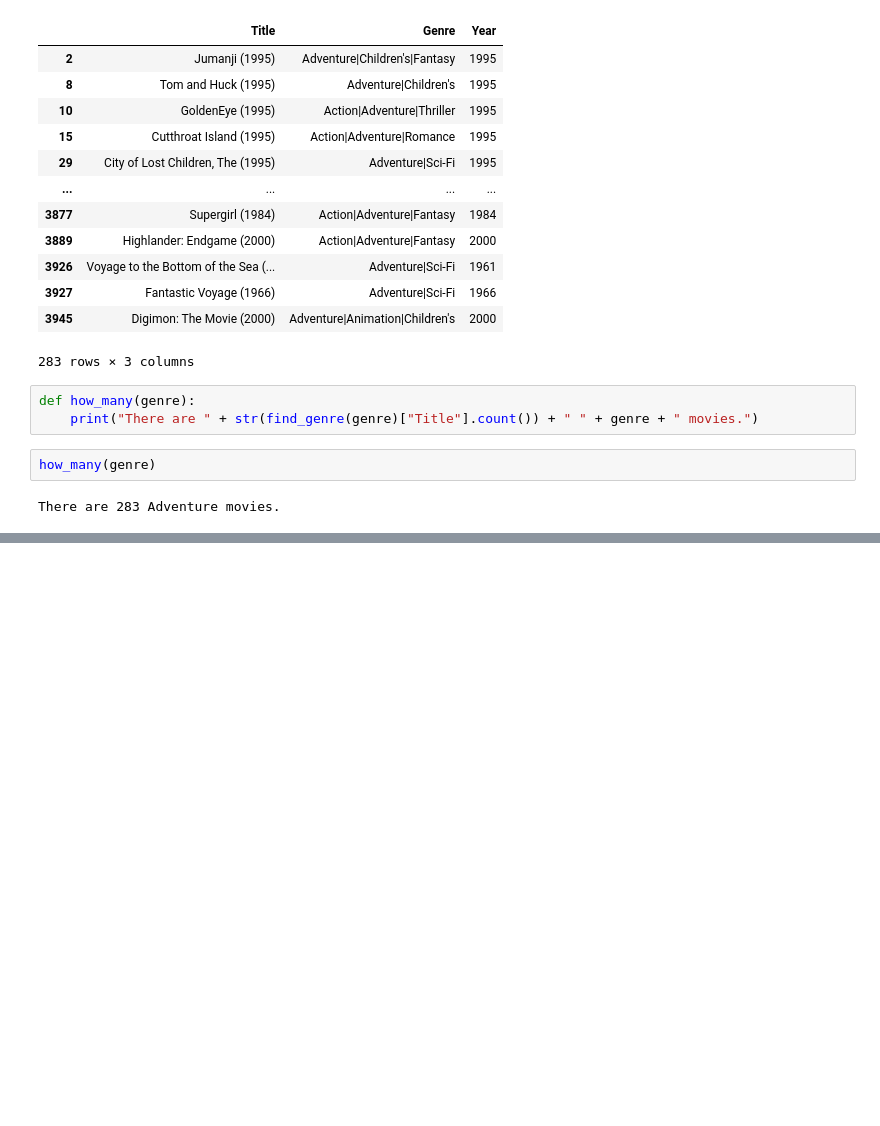
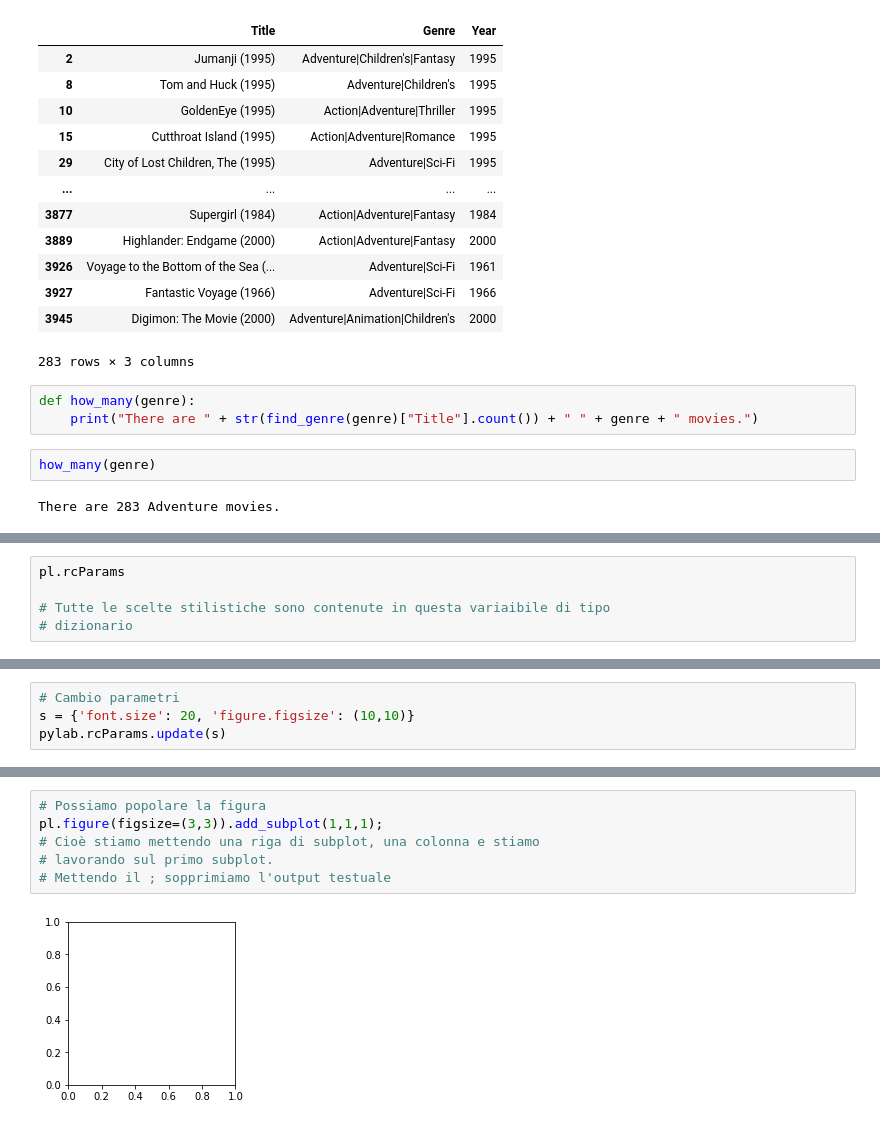
Before and after one commit to marcocaramanti/MLPNS_MCaramanti, a Jupyter notebook: MLPNS23_bootcamp.ipynb, the cells around one changed output, grey strips where cells are left out. Saved outputs shown, nothing was run; the diff lists cells and outputs as text; blank space fills up the shorter version.

```diff
--- a/MLPNS23_bootcamp.ipynb
+++ b/MLPNS23_bootcamp.ipynb
@@ -625,0 +1085,5 @@ There are 283 Adventure movies.
+# %%
+pl.rcParams
+
+# Tutte le scelte stilistiche sono contenute in questa variaibile di tipo
+# dizionario
@@ -625,0 +1108,4 @@ There are 283 Adventure movies.
+# %%
+# Cambio parametri
+s = {'font.size': 20, 'figure.figsize': (10,10)}
+pylab.rcParams.update(s)
@@ -625,0 +1125,8 @@ There are 283 Adventure movies.
+# %%
+# Possiamo popolare la figura
+pl.figure(figsize=(3,3)).add_subplot(1,1,1);
+# Cioè stiamo mettendo una riga di subplot, una colonna e stiamo
+# lavorando sul primo subplot.
+# Mettendo il ; sopprimiamo l'output testuale
+# %% [output]
+[figure, added]
```
Also changed, not shown: parts of 69 cells of this notebook.
